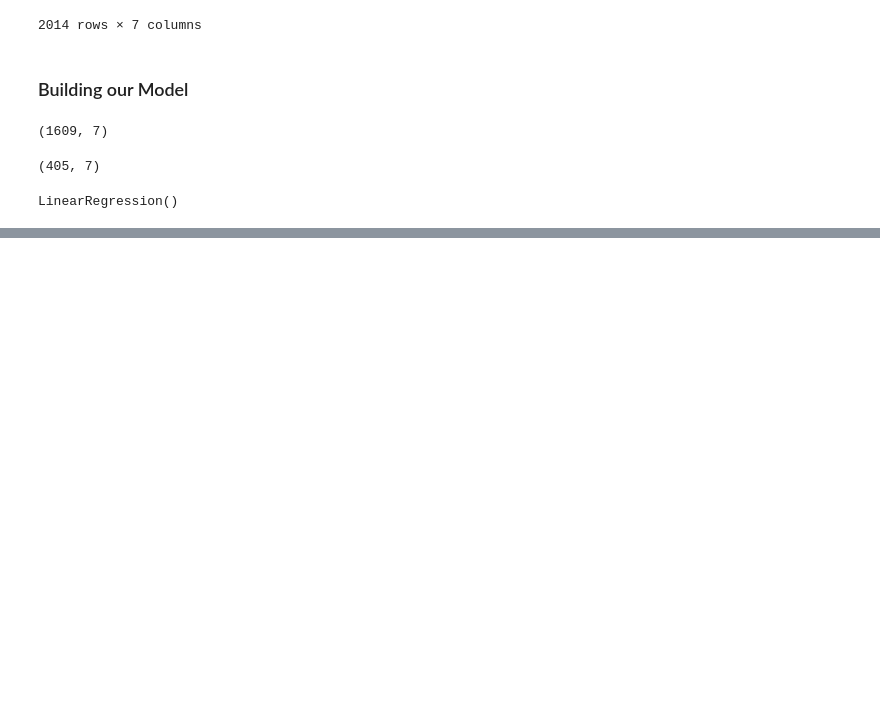
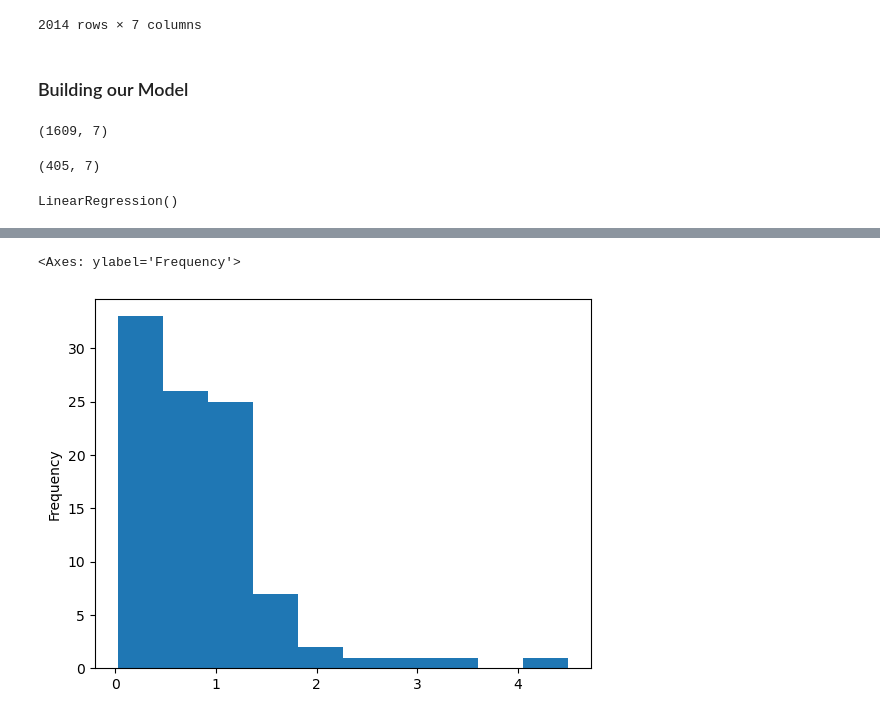
Before and after one commit to kensotosala/Data-Science-Journey, a Jupyter notebook: Olympic Medals Prediction/Olympic Medals Prediction.ipynb, the cells around one changed output, grey strips where cells are left out. Drawn from its saved outputs; the diff is of its cells as text; code cells hidden in the pictures; blank space fills up the shorter version.

```diff
--- a/Olympic Medals Prediction/Olympic Medals Prediction.ipynb
+++ b/Olympic Medals Prediction/Olympic Medals Prediction.ipynb
@@ -151,0 +219,2 @@ test.loc[test["predictios"] < 0, "predictions"] = 0
+# %%
+error_by_team = errors.groupby(test["team"]).mean()
@@ -151,0 +239,4 @@ test.loc[test["predictios"] < 0, "predictions"] = 0
+# %%
+medals_by_team = test["medals"].groupby(test["team"]).mean()
+# %%
+error_ratio = error_by_team / medals_by_team
@@ -151,0 +275,3 @@ test.loc[test["predictios"] < 0, "predictions"] = 0
+# %%
+import numpy as np
+error_ratio = error_ratio[np.isfinite(error_ratio)]
@@ -151,0 +294,5 @@ test.loc[test["predictios"] < 0, "predictions"] = 0
+# %%
+error_ratio.plot.hist()
+# %% [output]
+<Axes: ylabel='Frequency'>
+[figure, added]
```
Also changed, not shown: parts of 18 cells of this notebook.
